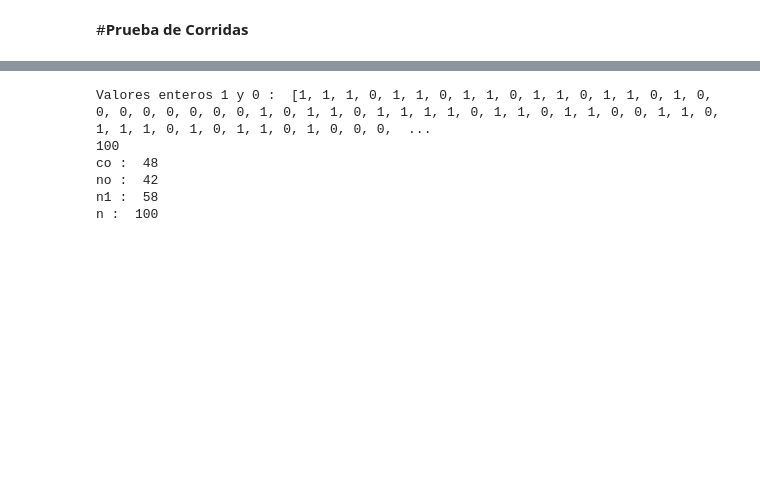
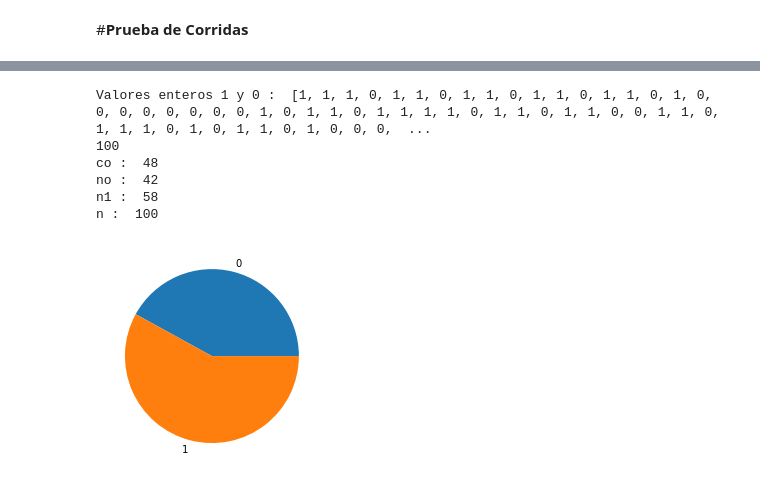
Before and after one commit to John-Macao/Simulacion-JohnMacao, a Jupyter notebook: Prueba_2.ipynb, the cells around one changed output, grey strips where cells are left out. Saved outputs shown, nothing was run; the diff lists cells and outputs as text; code cells hidden in the pictures; blank space fills up the shorter version.

```diff
--- a/Prueba_2.ipynb
+++ b/Prueba_2.ipynb
@@ -277,30 +297,36 @@ iteracion = 0
 
 for j in enteros:
   if aux != j:
     co += 1
     aux=j
 
 print("co : " , co)
 
 n0 = 0
 for j in enteros:
   if j == 0:
     n0 = n0+1
 print("no : " , n0)
 
 n1 = 0
 for j in enteros:
   if j == 1:
     n1 = n1+1
 
 print("n1 : " , n1)
 
 n = n0 + n1
 print("n : " , n)
+
+numeros = [n0,n1]
+nombres = ["0","1"]
+plt.pie(numeros, labels=nombres)
+plt.show()
 # %% [output]
 Valores enteros 1 y 0 :  [1, 1, 1, 0, 1, 1, 0, 1, 1, 0, 1, 1, 0, 1, 1, 0, 1, 0, 0, 0, 0, 0, 0, 0, 0, 1, 0, 1, 1, 0, 1, 1, 1, 1, 0, 1, 1, 0, 1, 1, 0, 0, 1, 1, 0, 1, 1, 1, 0, 1, 0, 1, 1, 0, 1, 0, 0, 0,  ...
 100
 co :  48
 no :  42
 n1 :  58
 n :  100
+[figure, added]
```
Also changed, not shown: parts of 4 cells of this notebook.
